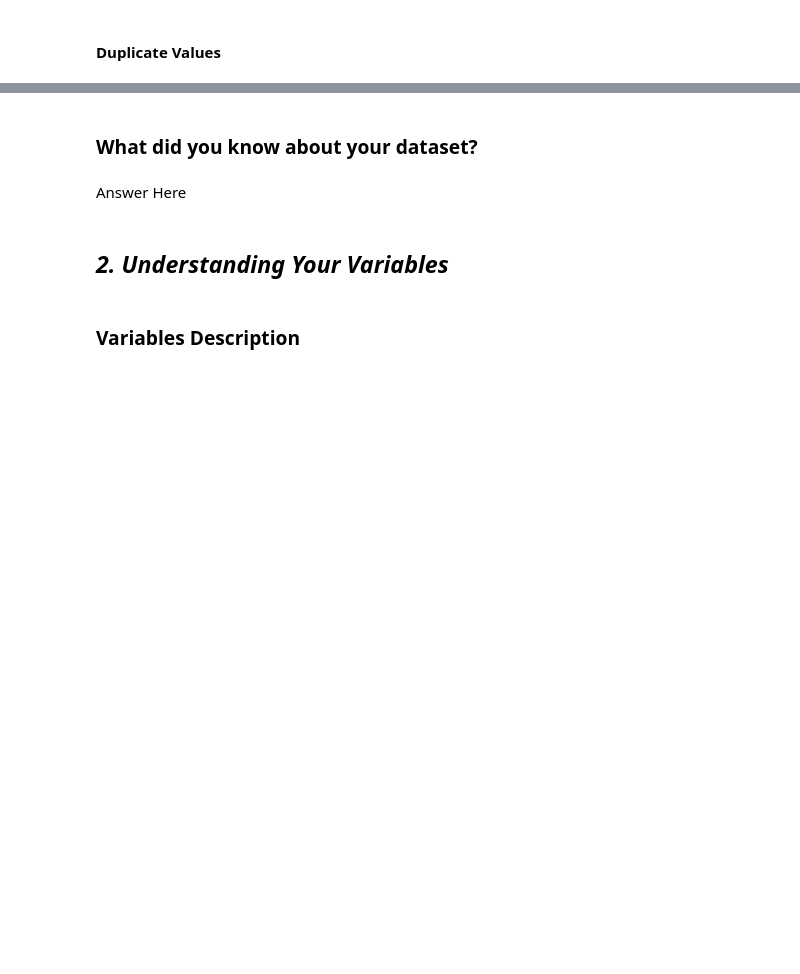
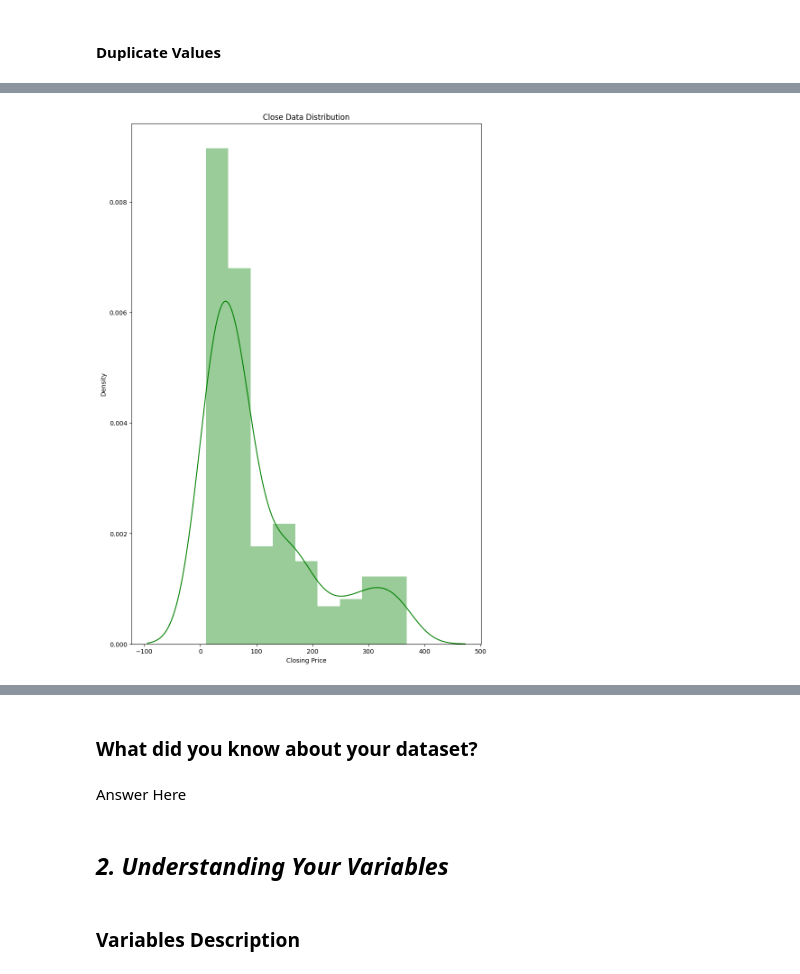
Before and after one commit to Aneel45/Yes_bank_stock_closing_price_detections, a Jupyter notebook: Yes_bank_stock_closing_price_detection_capstone_project.ipynb, the cells around one changed output, grey strips where cells are left out. Saved outputs shown, nothing was run; the diff lists cells and outputs as text; code cells hidden in the pictures; blank space fills up the shorter version.

```diff
--- a/Yes_bank_stock_closing_price_detection_capstone_project.ipynb
+++ b/Yes_bank_stock_closing_price_detection_capstone_project.ipynb
@@ -100,0 +234,9 @@ M - Multivariate Analysis
+# %%
+# Dependent variable 'Closing price'
+plt.figure(figsize=(10,15))
+sns.distplot(df['Close'],color="g")
+plt.title('Close Data Distribution')
+plt.xlabel('Closing Price')
+plt.show()
+# %% [output]
+[figure, added]
```
Also changed, not shown: parts of 25 cells of this notebook.
